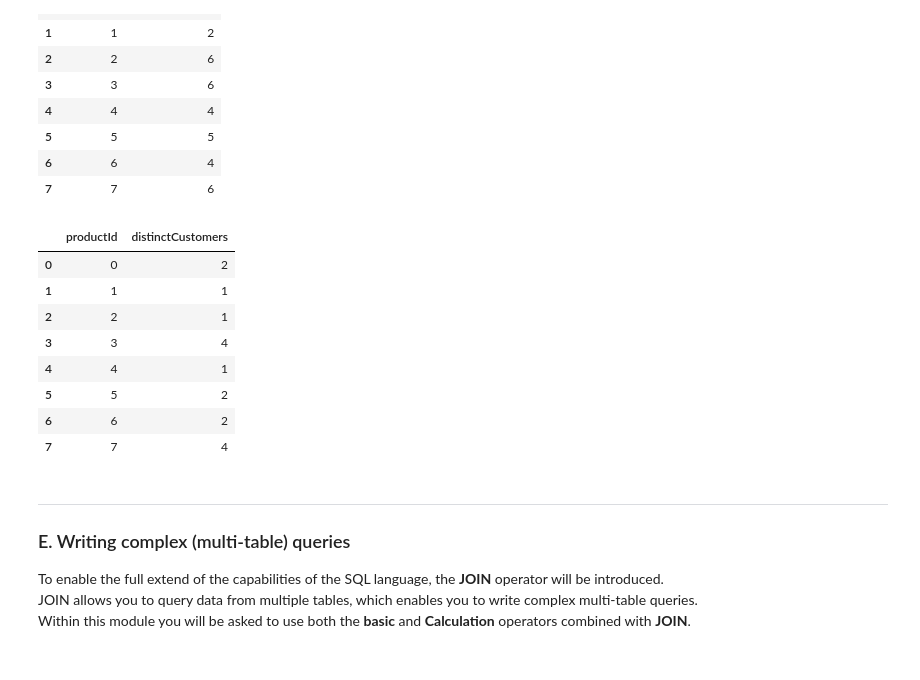
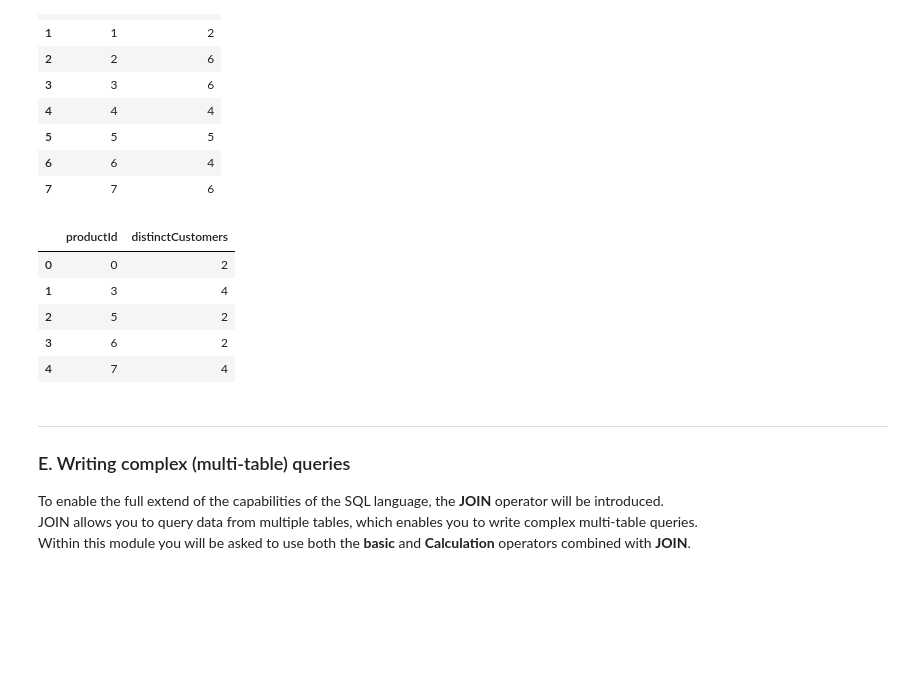
Before and after one commit to GPul88/Datacademy, a Jupyter notebook: Modules/M1_SQL/src/main.ipynb, the cells around one changed output. Drawn from its saved outputs; the diff is of its cells as text; code cells hidden in the pictures; blank space fills up the shorter version.

```diff
--- a/Modules/M1_SQL/src/main.ipynb
+++ b/Modules/M1_SQL/src/main.ipynb
@@ -380,19 +380,16 @@ db.execute_query(query=Q_D3, return_df=True)
 | 6 | 6 | 4 |
 | 7 | 7 | 6 |
 # %%
-Q_D4 = "SELECT productId, COUNT(DISTINCT(customerId)) AS distinctCustomers FROM orders GROUP BY productId"
+Q_D4 = "SELECT productId, COUNT(DISTINCT(customerId)) AS distinctCustomers FROM orders GROUP BY productId HAVING distinctCustomers >= 2"
 
 db.execute_query(query=Q_D4, return_df=True)
 # %% [output]
 |  | productId | distinctCustomers |
 | 0 | 0 | 2 |
-| 1 | 1 | 1 |
-| 2 | 2 | 1 |
-| 3 | 3 | 4 |
-| 4 | 4 | 1 |
-| 5 | 5 | 2 |
-| 6 | 6 | 2 |
-| 7 | 7 | 4 |
+| 1 | 3 | 4 |
+| 2 | 5 | 2 |
+| 3 | 6 | 2 |
+| 4 | 7 | 4 |
 # %% [markdown]
 <hr>
 <h3> E. Writing complex (multi-table) queries </h3>
```
Also changed, not shown: parts of 3 cells of this notebook.
